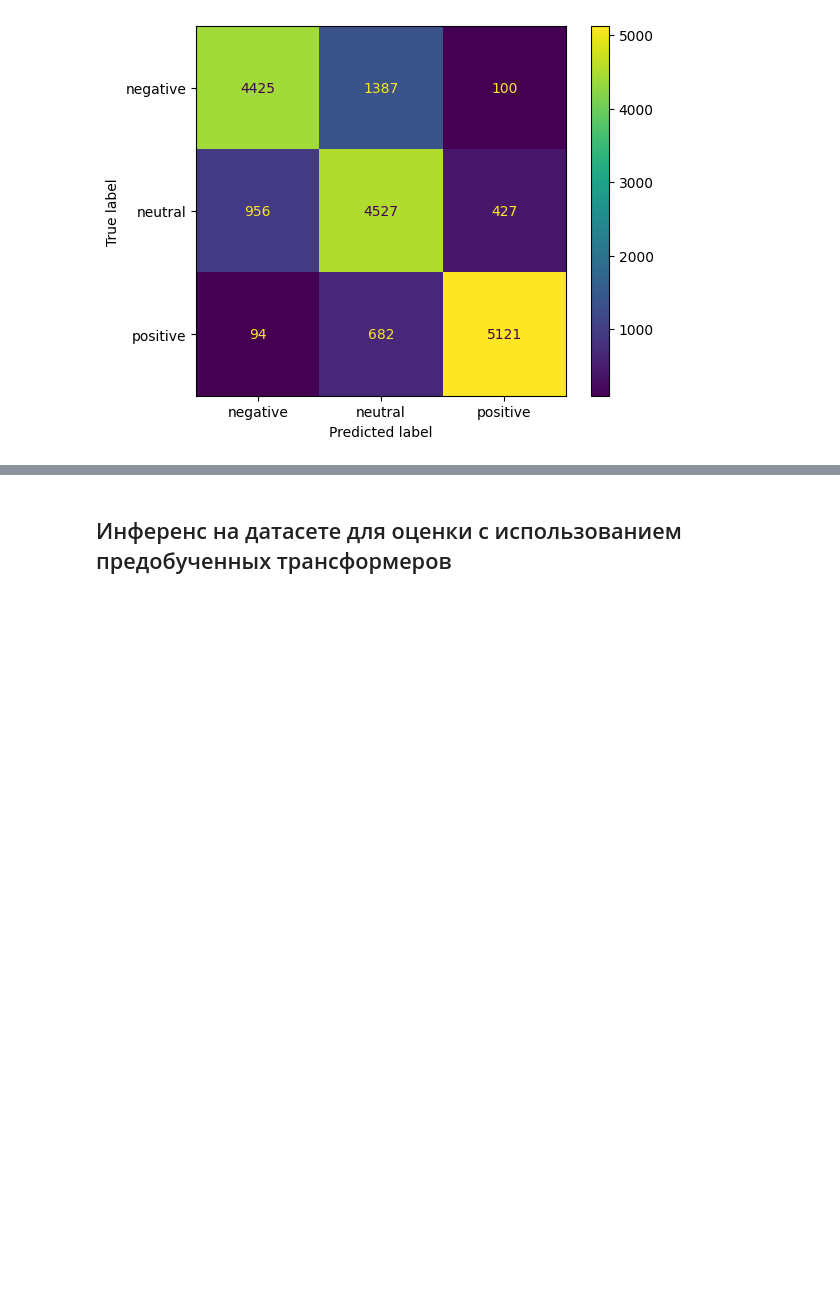
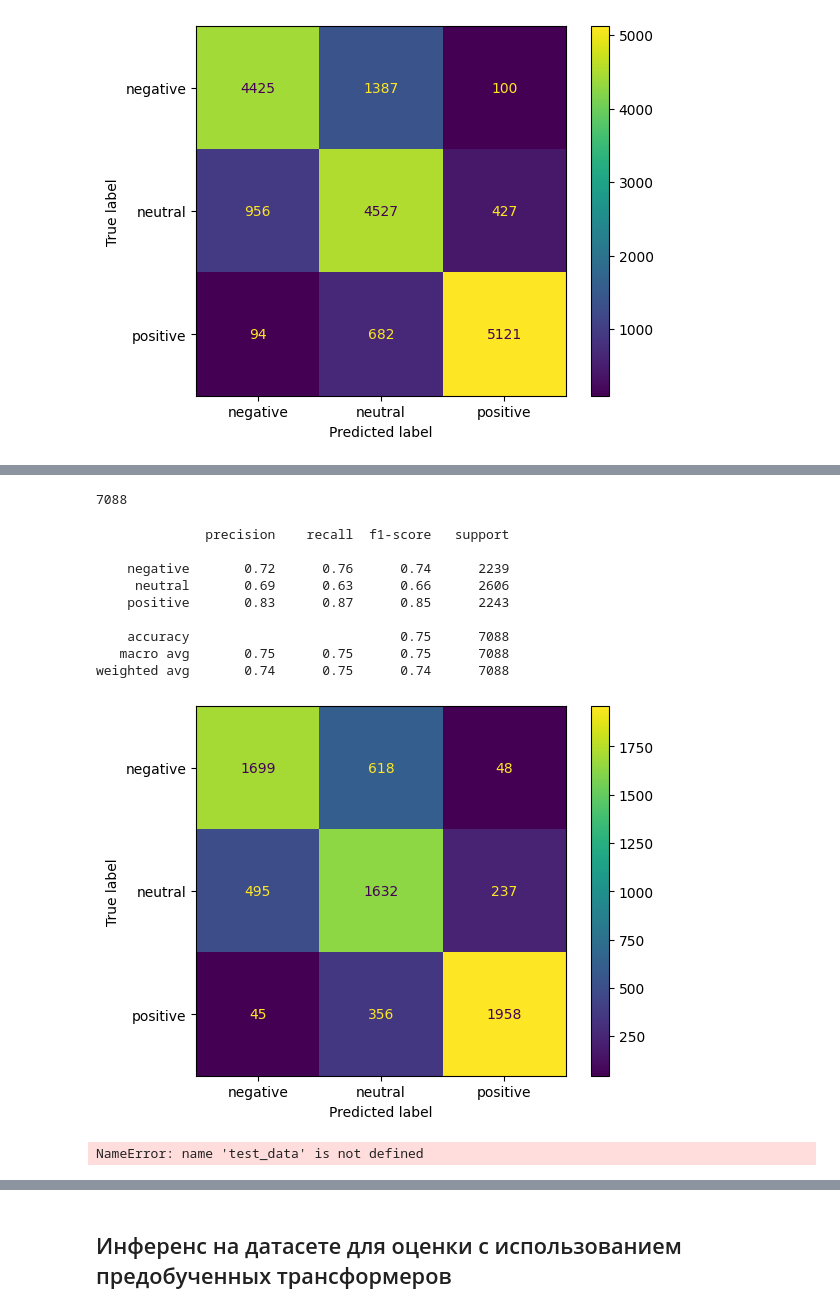
Before and after one commit to solobala/DLL30, a Jupyter notebook: reviews-classification.ipynb, the cells around one changed output, grey strips where cells are left out. Drawn from its saved outputs; the diff is of its cells as text; code cells hidden in the pictures; blank space fills up the shorter version.

```diff
--- a/reviews-classification.ipynb
+++ b/reviews-classification.ipynb
@@ -997,0 +1838,4 @@ Best accuracy: 74.04%.
+# %%
+clf.fit(np.array([tensor.numpy() for tensor in train_inputs]), train_labels)
+# %%
+y_pred = clf.predict(np.array([tensor.numpy() for tensor in val_inputs])
@@ -1294,0 +2041,57 @@ weighted avg       0.78      0.79      0.74       551
+# %%
+def bert_predictions(X_test, y_test, batch_size):
+  #преобразуем данные - раньше было batch_size=1
+  test_inputs, test_masks = preprocessing_for_bert(X_test)
+  test_labels = torch.tensor(y_test)
+  # test_data = TensorDataset(test_inputs, test_masks, test_labels)
+  test_data = TensorDataset(test_inputs, torch.tensor(test_logits), test_masks, test_labels)
+  test_sampler = SequentialSampler(test_data)
+  test_dataloader = DataLoader(test_data, sampler=test_sampler, batch_size=batch_size)
+  predictions = []
+  all_logits = []
+  # выполняем прогнозы
+  for item in tqdm(test_dataloader):
+      # b_input_ids, b_attn_mask, b_labels = tuple(t.to('cpu') for t in item)
+      b_input_ids, b_logits, b_attn_mask, b_labels = tuple(t.to('cpu') for t in item)
+      with torch.no_grad():
+          # Получение предсказаний модели
+          # logits = bert_classifier(b_input_ids, b_attn_mask)[0]
+          # logits = bert_classifier(b_input_ids, b_attn_mask).detach.cpu.numpy()
+          logits = bert_classifier(b_input_ids, b_attn_mask, b_logits)[0]
+
+          # Получение индекса класса с наибольшей вероятностью
+          y_pred = torch.argmax(logits, axis=-1).tolist()
+      predictions.append(y_pred)
+      all_logits.append(logits)
+  # считаем метрики
+  print(classification_report(predictions, y_test, target_names=['negative', 'neutral', 'positive']))
+  cm = confusion_matrix(y_test, predictions, labels=[0, 1, 2])
+  disp = ConfusionMatrixDisplay(confusion_matrix=cm,
+                                display_labels=['negative', 'neutral', 'positive'])
+  disp.plot()
+  plt.show()
+  return all_logits, predictions
+# %%
+len(X_test)
+# %% [output]
+7088
+# %%
+#  Здесь важно, чтобы токенайзер был на короткие эмбеддинги
+predictions = bert_predictions(X_test, y_test, batch_size=1)
+is_correct = []
+for y_pred, y_fact in zip(predictions, y_test):
+  is_correct.append(y_pred==y_fact)
+test_data['bert_classifier'] = is_correct
+test_data1['bert_classifier'] = predictions
+# %% [output]
+              precision    recall  f1-score   support
+
+    negative       0.72      0.76      0.74      2239
+     neutral       0.69      0.63      0.66      2606
+    positive       0.83      0.87      0.85      2243
+
+    accuracy                           0.75      7088
+   macro avg       0.75      0.75      0.75      7088
+weighted avg       0.74      0.75      0.74      7088
+[figure, added]
+NameError: name 'test_data' is not defined
```
Also changed, not shown: parts of 131 cells of this notebook.
